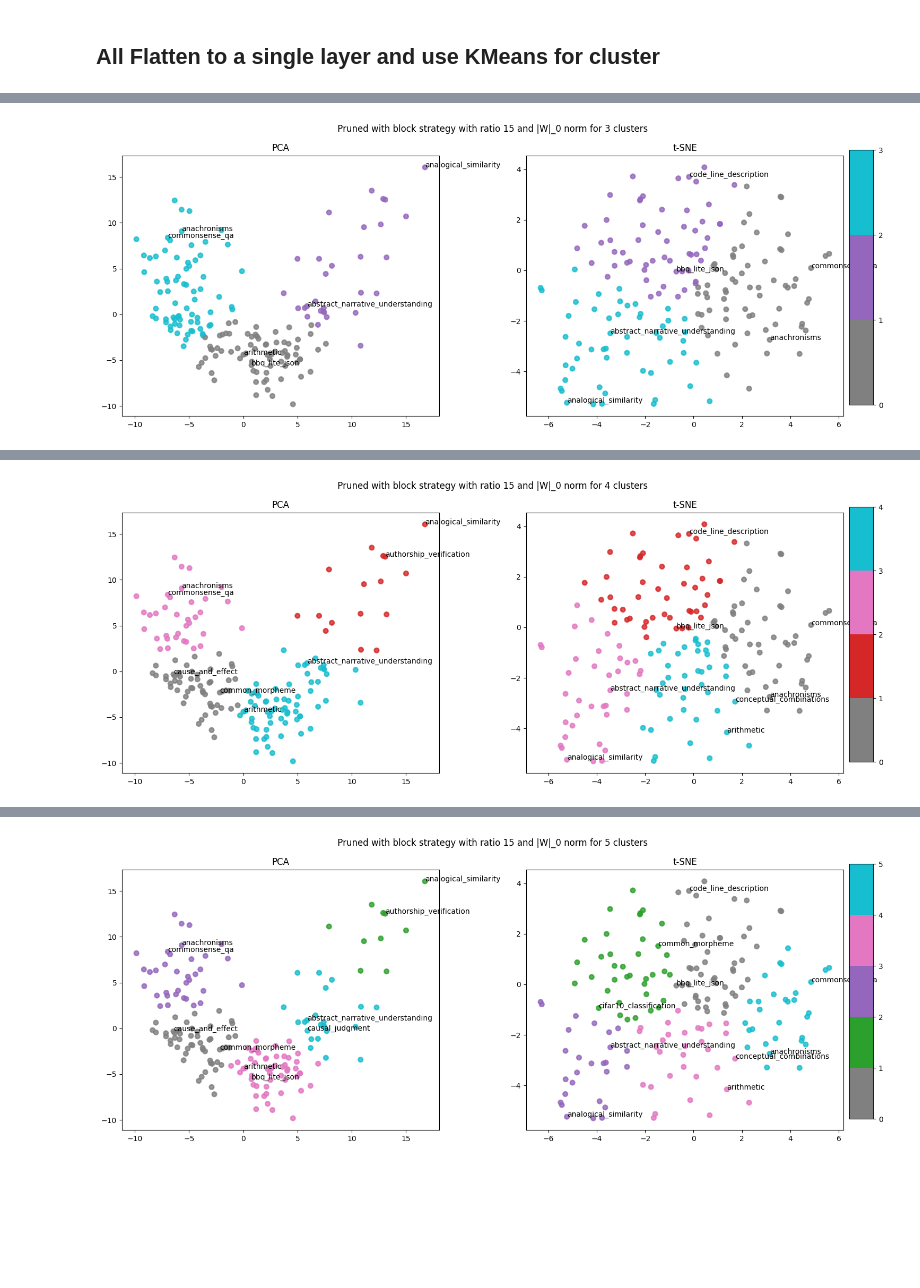
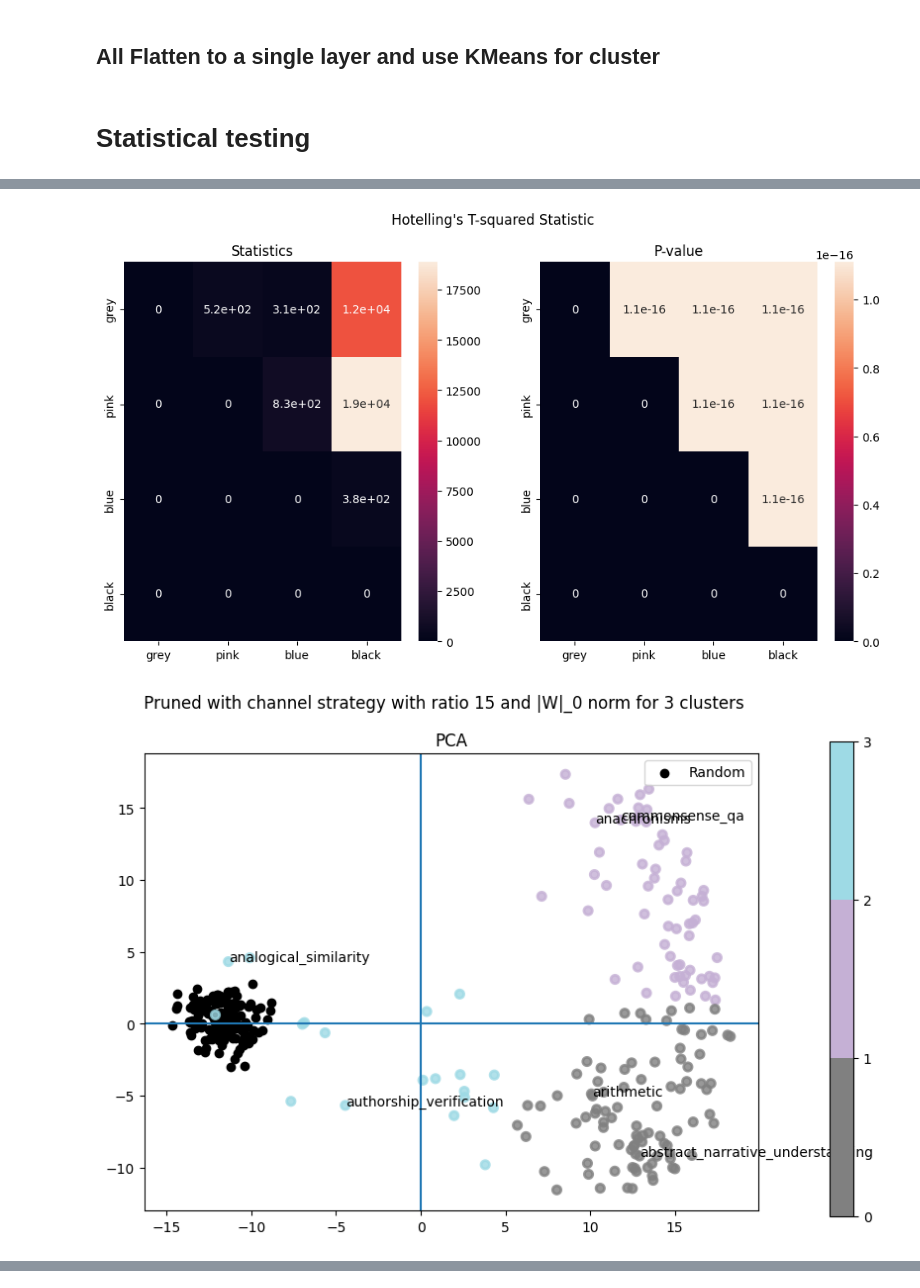
Before and after one commit to KBhandari11/LLMNeuron, a Jupyter notebook: getCommonDistribution.ipynb, the cells around one changed output, grey strips where cells are left out. Saved outputs shown, nothing was run; the diff lists cells and outputs as text; code cells hidden in the pictures; blank space fills up the shorter version.

```diff
--- a/getCommonDistribution.ipynb
+++ b/getCommonDistribution.ipynb
@@ -400,3 +321,5 @@ def visualize(number_cluster, all_data,X_pca,clusters_pca,X_tsne,clusters_tsne):
         #sfig2.delaxes(ax3)
         #fig2.delaxes(ax4)
         plt.show()
+# %% [markdown]
+# Statistical testing
@@ -404,14 +401,16 @@ def visualize(number_cluster, all_data,X_pca,clusters_pca,X_tsne,clusters_tsne):
 colors = ["pink",'navy', 'turquoise', 'orange', "green", "red" ,"grey","yellow","violet"]
 layers = np.arange(0,32,1)#[3:31]
 ratio = "15"
-
-for module in ["|W|_0","|W|_F"]:
+module = "|W|_0"
+#for module in ["|W|_0","|W|_F"]:
+for style in ["channel","block"]:
     best_idx_tsne = 10000
     best_idx_pca = 10000
+    store_pca= []
+    store_cluster= []
     #for NUM_CLUSTER in [3,4,5,6,7,8,9,10,11,12,13,14,15,16,17]:
-    for NUM_CLUSTER in [3,4,5]:
-        style = "block"
-        #style = "channel"
+    for NUM_CLUSTER in [3,4,5,6]:
+        #for NUM_CLUSTER in [5]:
         #llm_pruner =  all_distribution[module]["LLM_Pruner"]
         llm_pruner =  new_distribution[module]#["LLM_Pruner"]
         sub_layer = ["attn.q", "attn.k", "attn.v", "attn.o","gate","mlp.up", "mlp.down"]
@@ -424,51 +423,76 @@ for module in ["|W|_0","|W|_F"]:
         label = [ ]
         label_idx = []
         all_data = dataset_list#["commonsense_qa","tasksource/mmlu","math_qa","EleutherAI/truthful_qa_mc","tasksource/bigbench","derek-thomas/ScienceQA"]
+        #if "math_qa" in all_data:
+        #    all_data.remove("math_qa")
+        Random = []
         for idx, dataset_name in enumerate(all_data):
             dataset = dataset_name.split('/')[-1]
             label.append(dataset)
             label_idx.append(idx)
             if idx == 0:
                 if dataset == "original":
-                    X = original
-                    y = np.zeros(X.shape[0])
+                    X = original.flatten().reshape(-1,1).T
                 else:
                     X_new = (np.array(llm_pruner[style][ratio][dataset])[layers,:])
                     X =  X_new.flatten().reshape(-1,1).T
                     #y = np.zeros(X_new.shape[0])
-                    y = [0]
+                    X_new =  np.array(llm_pruner[style+"_random"][ratio][dataset])[layers,:]
+                    Random = X_new.flatten().reshape(-1,1).T
                 continue
             X_new =  np.array(llm_pruner[style][ratio][dataset])[layers,:]
             X_new = X_new.flatten().reshape(-1,1).T
             X = np.append(X, X_new, axis=0)
-            y.append(idx)
-        y = np.array(y)
+            if len(Random) != 0:
+                X_new =  np.array(llm_pruner[style+"_random"][ratio][dataset])[layers,:].flatten().reshape(-1,1).T
+                Random = np.append(Random, X_new, axis=0)
+            else:
+                Random =  np.array(llm_pruner[style+"_random"][ratio][dataset])[layers,:].flatten().reshape(-1,1).T
+        new_dataset = all_data +["random"] * len(Random)
         # Standardize the feature matrix (mean center and scale)
         scaler = StandardScaler()
-        X_scaled = X#scaler.fit_transform(X)
+        X_scaled = np.append(X, Random, axis=0)#X#scaler.fit_transform(X)
         # Perform PCA
         n_components = 2  # Number of components to keep
         kmeans = KMeans(n_init="auto",n_clusters=NUM_CLUSTER, random_state=0)  # KMEANS
         pca = PCA(n_components=n_components)
         X_pca = pca.fit_transform(X_scaled)
-        clusters_pca = kmeans.fit_predict(X_pca)
+        #Random_pca = pca.fit_transform(Random)
+        clusters_pca = kmeans.fit_predict(X_pca[:len(all_data),:])
 
-        tsne = TSNE(n_components=n_components, random_state=42, method="exact")
+        '''tsne = TSNE(n_components=n_components, random_state=42, method="exact")
         X_tsne = tsne.fit_transform(X_scaled)
+        #Random_tsne = tsne.fit_transform(Random)
         clusters_tsne = kmeans.fit_predict(X_tsne)
+        db_index_tsne = davies_bouldin_score(X_tsne, clusters_tsne)
+         if db_index_tsne < best_idx_tsne:
+            print("TSNE: CLUSTERS",NUM_CLUSTER, db_index_tsne)
+            best_idx_tsne = db_index_tsne
+            #visualize(NUM_CLUSTER, all_data,X_pca,clusters_pca,X_tsne,clusters_tsne)
+        '''
 
 
-        db_index_pca = davies_bouldin_score(X_pca, clusters_pca)
-        db_index_tsne = davies_bouldin_score(X_tsne, clusters_tsne)
+        db_index_pca = davies_bouldin_score(X_pca[:len(all_data),:], clusters_pca)
+        store_pca.append(db_index_pca)
+        store_cluster.append(NUM_CLUSTER)
 
         if db_index_pca < best_idx_pca:
             print("PCA: CLUSTERS",NUM_CLUSTER ,db_index_pca)
             best_idx_pca = db_index_pca
-            visualize(NUM_CLUSTER, all_data,X_pca,clusters_pca,X_tsne,clusters_tsne)
-        print("-"*100)
-        if db_index_tsne < best_idx_tsne:
-            print("TSNE: CLUSTERS",NUM_CLUSTER, db_index_tsne)
-            best_idx_tsne = db_index_tsne
-            #visualize(NUM_CLUSTER, all_data,X_pca,clusters_pca,X_tsne,clusters_tsne)
-        print("="*1000)
+            print("Computing statistical testing")
+            t_squared_stat, p_value = hotelling_t2_test(X_pca[:len(all_data),:], X_pca[len(all_data):-1,:])
+            #hotelling_t2_test_clusters(X_pca[:len(all_data),:], clusters_pca)
+            hotelling_t2_test_clusters(X_pca, np.append(clusters_pca,np.array([max(clusters_pca)+1]*len(Random))))
+            print("Hotelling's T-squared Statistic:", t_squared_stat)
+            print("P-value:", p_value)
+            visualize(NUM_CLUSTER, new_dataset,X_pca[:len(all_data),:],clusters_pca, random_pca=X_pca[len(all_data):-1,:])
+            print("="*100)
+
+    plt.plot(store_cluster,store_pca, label="davies bouldin score")
+    plt.xlabel("Number of Cluster")
+    plt.ylabel("Davies Bouldin Score")
+    plt.title("Finding the Optimal Number of Cluster")
+    plt.legend()
+    plt.plot()
+    print("="*1000)
 # %% [output]
@@ -490 +512,2 @@ tsne
-[figure, old version]
+[figure, new version]
+[figure, new version]
@@ -508 +529,0 @@ pca
-[figure, old version]
@@ -526 +546,0 @@ pca
-[figure, old version]
```
Also changed, not shown: parts of 14 cells of this notebook, 22 other files.
